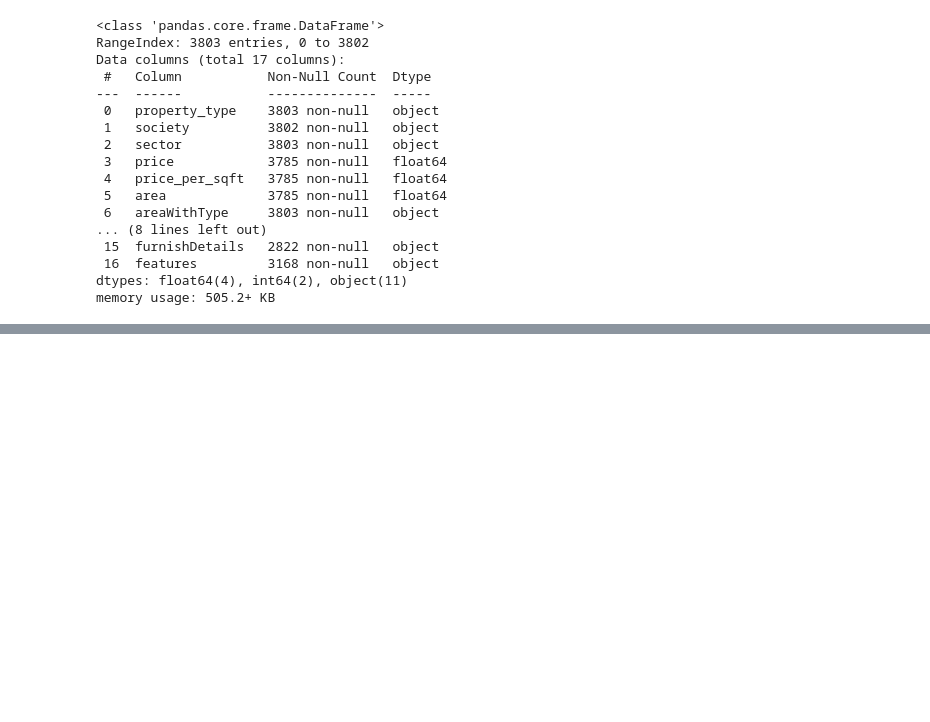
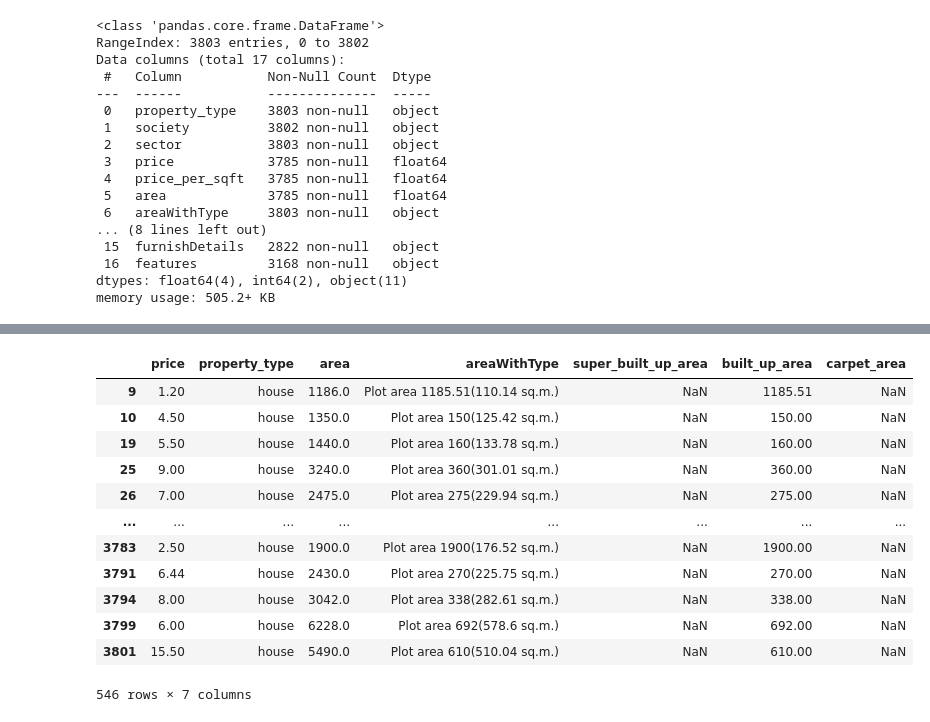
Before and after one commit to Data-Gyan/HousingAdvisor, a Jupyter notebook: feature-engineering.ipynb, the cells around one changed output, grey strips where cells are left out. Saved outputs shown, nothing was run; the diff lists cells and outputs as text; code cells hidden in the pictures; blank space fills up the shorter version.

```diff
--- a/feature-engineering.ipynb
+++ b/feature-engineering.ipynb
@@ -33,0 +80,12 @@ memory usage: 505.2+ KB
+# %%
+# Extract Super Built up area and convert to sqft if needed
+df['super_built_up_area'] = df['areaWithType'].apply(get_super_built_up_area)
+df['super_built_up_area'] = df.apply(lambda x: convert_to_sqft(x['areaWithType'], x['super_built_up_area']), axis=1)
+
+# Extract Built Up area and convert to sqft if needed
+df['built_up_area'] = df['areaWithType'].apply(lambda x: get_area(x, 'Built Up area'))
+df['built_up_area'] = df.apply(lambda x: convert_to_sqft(x['areaWithType'], x['built_up_area']), axis=1)
+
+# Extract Carpet area and convert to sqft if needed
+df['carpet_area'] = df['areaWithType'].apply(lambda x: get_area(x, 'Carpet area'))
+df['carpet_area'] = df.apply(lambda x: convert_to_sqft(x['areaWithType'], x['carpet_area']), axis=1)
@@ -33,0 +135,2 @@ memory usage: 505.2+ KB
+# %%
+all_nan_df = df[((df['super_built_up_area'].isnull()) & (df['built_up_area'].isnull()) & (df['carpet_area'].isnull()))][['price','property_type','area','areaWithType','super_built_up_area','built_up_area','carpet_area']]
@@ -33,0 +148,26 @@ memory usage: 505.2+ KB
+# %%
+# Function to extract plot area from 'areaWithType' column
+def extract_plot_area(area_with_type):
+    match = re.search(r'Plot area (\d+\.?\d*)', area_with_type)
+    return float(match.group(1)) if match else None
+# %%
+all_nan_df['built_up_area'] = all_nan_df['areaWithType'].apply(extract_plot_area)
+
+# Update the original dataframe
+#gurgaon_properties.update(filtered_rows)
+# %%
+all_nan_df
+# %% [output]
+|  | price | property_type | area | areaWithType | super_built_up_area | built_up_area | carpet_area |
+| 9 | 1.20 | house | 1186.0 | Plot area 1185.51(110.14 sq.m.) | NaN | 1185.51 | NaN |
+| 10 | 4.50 | house | 1350.0 | Plot area 150(125.42 sq.m.) | NaN | 150.00 | NaN |
+| 19 | 5.50 | house | 1440.0 | Plot area 160(133.78 sq.m.) | NaN | 160.00 | NaN |
+| 25 | 9.00 | house | 3240.0 | Plot area 360(301.01 sq.m.) | NaN | 360.00 | NaN |
+| 26 | 7.00 | house | 2475.0 | Plot area 275(229.94 sq.m.) | NaN | 275.00 | NaN |
+| ... | ... | ... | ... | ... | ... | ... | ... |
+| 3783 | 2.50 | house | 1900.0 | Plot area 1900(176.52 sq.m.) | NaN | 1900.00 | NaN |
+| 3791 | 6.44 | house | 2430.0 | Plot area 270(225.75 sq.m.) | NaN | 270.00 | NaN |
+| 3794 | 8.00 | house | 3042.0 | Plot area 338(282.61 sq.m.) | NaN | 338.00 | NaN |
+| 3799 | 6.00 | house | 6228.0 | Plot area 692(578.6 sq.m.) | NaN | 692.00 | NaN |
+| 3801 | 15.50 | house | 5490.0 | Plot area 610(510.04 sq.m.) | NaN | 610.00 | NaN |
+546 rows × 7 columns
```
Also changed, not shown: parts of 53 cells of this notebook, 2 other files.
